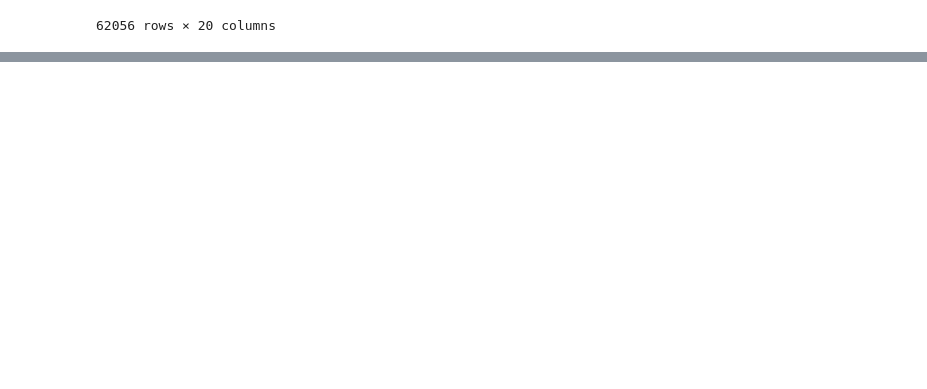
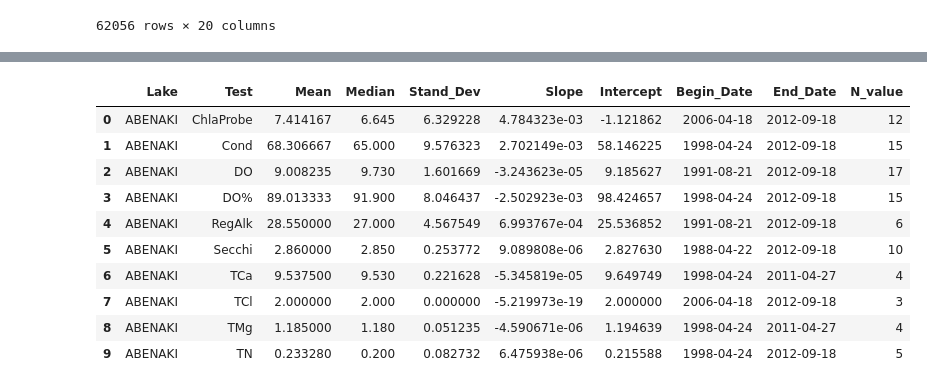
Before and after one commit to zorinAnze/Vermont-Lake-Health, a Jupyter notebook: VTLakes1.ipynb, the cells around one changed output, grey strips where cells are left out. Saved outputs shown, nothing was run; the diff lists cells and outputs as text; code cells hidden in the pictures; blank space fills up the shorter version.

```diff
--- a/VTLakes1.ipynb
+++ b/VTLakes1.ipynb
@@ -42,3 +36,18 @@ land_df.head(10)
+# %%
+data = []
+tol = 3
+
+for lake, lake_df in chem_df.groupby('LakeID'):
+    for test, chemlake_df in lake_df.groupby('CharacteristicID'):
+        stat_df = chemlake_df.copy()
+        lc_mean = np.mean(stat_df.Result)
+        lc_std = np.std(stat_df.Result)
+
+        add_df = stat_df[ stat_df['Result'].apply(lambda x: abs(x-lc_mean) < tol*lc_std)]
+        data.append(add_df)
+
+chem_df = pd.concat(data)
+chem_df.sort_index(inplace=True)
 # %% [markdown]
 For reference, these are the definitions of the geographic categories in the `Description` field at the [Vermont DNR website](https://dec.vermont.gov/watershed/lakes-ponds/data-maps/land-cover-maps):
 
@@ -175,0 +156,35 @@ Untracked files:
+# %%
+data = []
+
+for lake, lake_df in chem_df.groupby('LakeID'):
+    for test, chemlake_df in lake_df.groupby('CharacteristicID'):
+        if len(set(chemlake_df.Date)) > 1:  # Must be measurements from at least two different days
+            stat_df = chemlake_df.copy()
+            lc_mean = np.mean(stat_df.Result)
+            lc_median = np.median(stat_df.Result)
+            lc_std = np.std(stat_df.Result)
+
+            tmin = stat_df.Date.min()
+            tmax = stat_df.Date.max()
+            for i in stat_df.index:
+                stat_df.loc[i, 'tdelta'] = (stat_df.loc[i, 'Date'] - tmin).days
+            lr_coeff = np.polyfit(stat_df.tdelta, stat_df.Result, deg = 1)
+            data.append( ( lake, test, lc_mean, lc_median, lc_std, lr_coeff[0], lr_coeff[1], tmin, tmax, len(stat_df) ) )
+
+stat_summary = pd.DataFrame( data, columns = [ 'Lake', 'Test', 'Mean', 'Median', 'Stand_Dev', 'Slope', 'Intercept', 'Begin_Date', 'End_Date', 'N_value' ] )
+
+stat_summary.to_csv('assets/statsum.csv')
+# %%
+stat_summary.head(10)
+# %% [output]
+|  | Lake | Test | Mean | Median | Stand_Dev | Slope | Intercept | Begin_Date | End_Date | N_value |
+| 0 | ABENAKI | ChlaProbe | 7.414167 | 6.645 | 6.329228 | 4.784323e-03 | -1.121862 | 2006-04-18 | 2012-09-18 | 12 |
+| 1 | ABENAKI | Cond | 68.306667 | 65.000 | 9.576323 | 2.702149e-03 | 58.146225 | 1998-04-24 | 2012-09-18 | 15 |
+| 2 | ABENAKI | DO | 9.008235 | 9.730 | 1.601669 | -3.243623e-05 | 9.185627 | 1991-08-21 | 2012-09-18 | 17 |
+| 3 | ABENAKI | DO% | 89.013333 | 91.900 | 8.046437 | -2.502923e-03 | 98.424657 | 1998-04-24 | 2012-09-18 | 15 |
+| 4 | ABENAKI | RegAlk | 28.550000 | 27.000 | 4.567549 | 6.993767e-04 | 25.536852 | 1991-08-21 | 2012-09-18 | 6 |
+| 5 | ABENAKI | Secchi | 2.860000 | 2.850 | 0.253772 | 9.089808e-06 | 2.827630 | 1988-04-22 | 2012-09-18 | 10 |
+| 6 | ABENAKI | TCa | 9.537500 | 9.530 | 0.221628 | -5.345819e-05 | 9.649749 | 1998-04-24 | 2011-04-27 | 4 |
+| 7 | ABENAKI | TCl | 2.000000 | 2.000 | 0.000000 | -5.219973e-19 | 2.000000 | 2006-04-18 | 2012-09-18 | 3 |
+| 8 | ABENAKI | TMg | 1.185000 | 1.180 | 0.051235 | -4.590671e-06 | 1.194639 | 1998-04-24 | 2011-04-27 | 4 |
+| 9 | ABENAKI | TN | 0.233280 | 0.200 | 0.082732 | 6.475938e-06 | 0.215588 | 1998-04-24 | 2012-09-18 | 5 |
```
Also changed, not shown: parts of 27 cells of this notebook.
